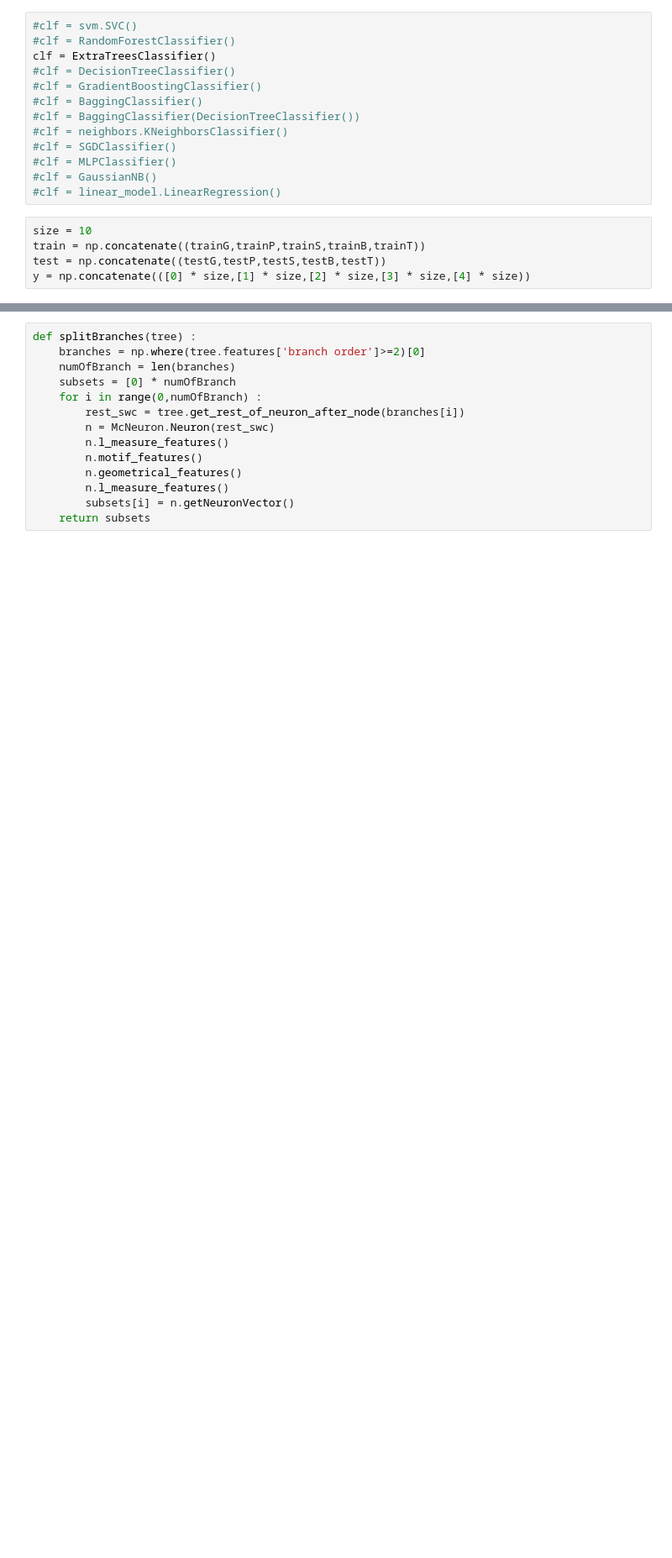
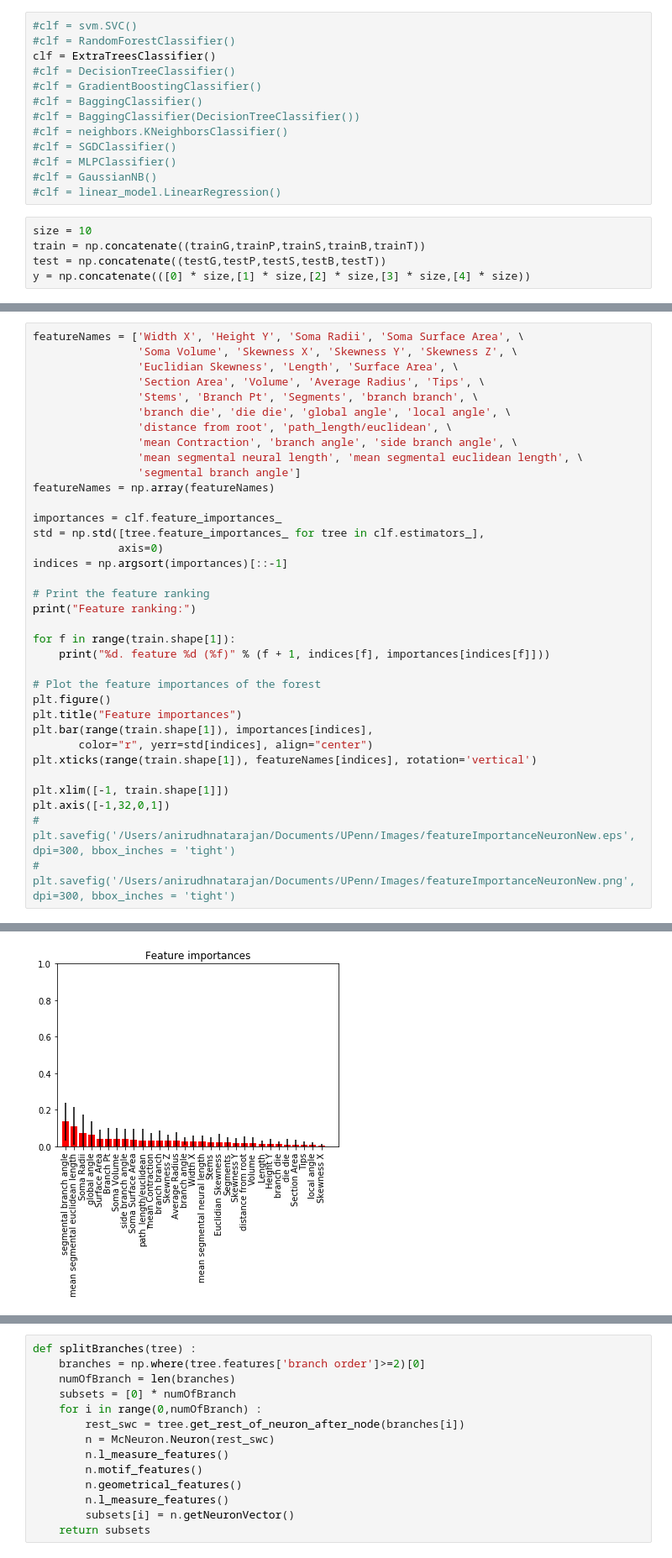
Before and after one commit to BonsaiNet/Actual-Tree, a Jupyter notebook: neuronClassifier.ipynb, the cells around one changed output, grey strips where cells are left out. Shown: that part at 84% size. Saved outputs shown, nothing was run; the diff lists cells and outputs as text; blank space fills up the shorter version.

Commit message:
feature importance updated and new analysis added

```diff
--- a/neuronClassifier.ipynb
+++ b/neuronClassifier.ipynb
@@ -324,0 +318,36 @@ print(np.sum(mas)/len(mas))
+# %%
+featureNames = ['Width X', 'Height Y', 'Soma Radii', 'Soma Surface Area', \
+                'Soma Volume', 'Skewness X', 'Skewness Y', 'Skewness Z', \
+                'Euclidian Skewness', 'Length', 'Surface Area', \
+                'Section Area', 'Volume', 'Average Radius', 'Tips', \
+                'Stems', 'Branch Pt', 'Segments', 'branch branch', \
+                'branch die', 'die die', 'global angle', 'local angle', \
+                'distance from root', 'path_length/euclidean', \
+                'mean Contraction', 'branch angle', 'side branch angle', \
+                'mean segmental neural length', 'mean segmental euclidean length', \
+                'segmental branch angle']
+featureNames = np.array(featureNames)
+
+importances = clf.feature_importances_
+std = np.std([tree.feature_importances_ for tree in clf.estimators_],
+             axis=0)
+indices = np.argsort(importances)[::-1]
+
+# Print the feature ranking
+print("Feature ranking:")
+
+for f in range(train.shape[1]):
+    print("%d. feature %d (%f)" % (f + 1, indices[f], importances[indices[f]]))
+
+# Plot the feature importances of the forest
+plt.figure()
+plt.title("Feature importances")
+plt.bar(range(train.shape[1]), importances[indices],
+       color="r", yerr=std[indices], align="center")
+plt.xticks(range(train.shape[1]), featureNames[indices], rotation='vertical')
+
+plt.xlim([-1, train.shape[1]])
+plt.axis([-1,32,0,1])
+# plt.savefig('/Users/anirudhnatarajan/Documents/UPenn/Images/featureImportanceNeuronNew.eps', dpi=300, bbox_inches = 'tight')
+# plt.savefig('/Users/anirudhnatarajan/Documents/UPenn/Images/featureImportanceNeuronNew.png', dpi=300, bbox_inches = 'tight')
+# %% [output]
@@ -325,3 +371,4 @@ print(np.sum(mas)/len(mas))
+[figure, added]
 # %%
 plt.hist(z)
 plt.show()
```
Also changed, not shown: parts of 19 cells of this notebook, 5 other files.
